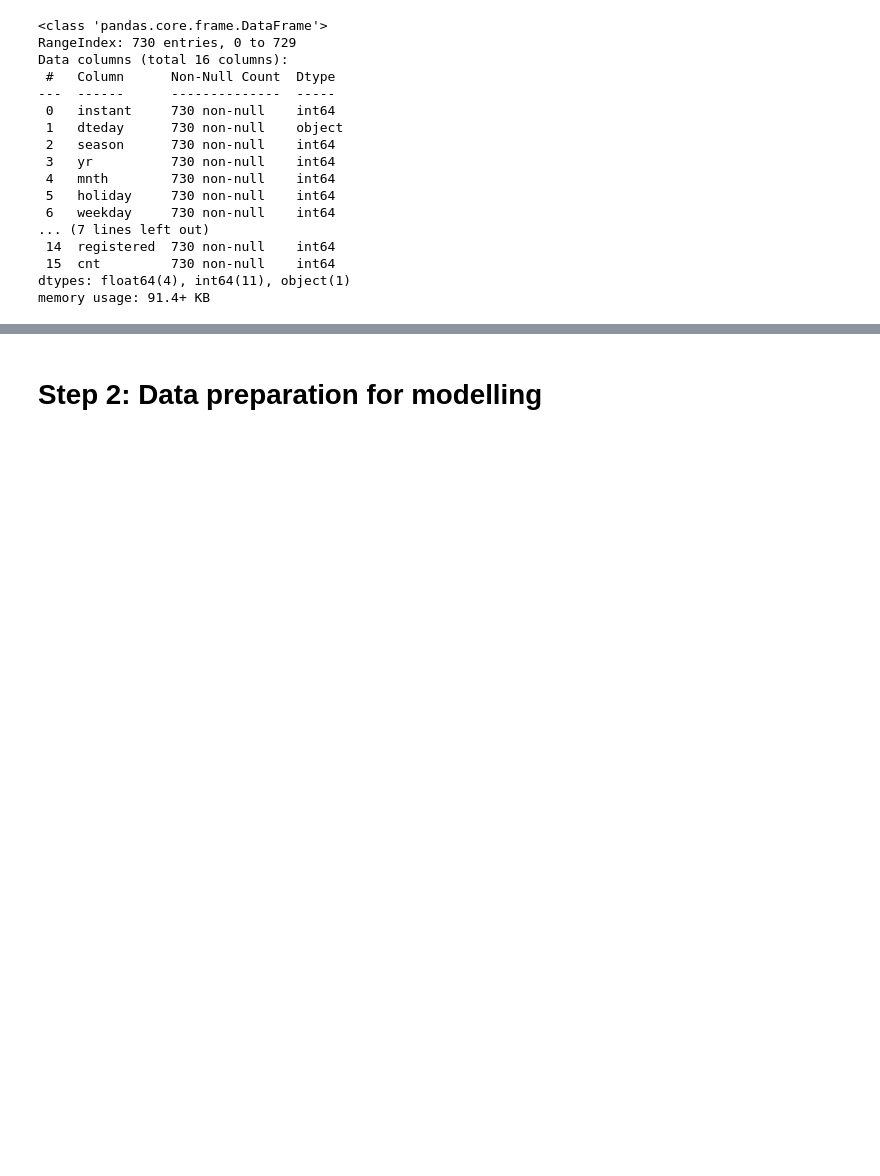
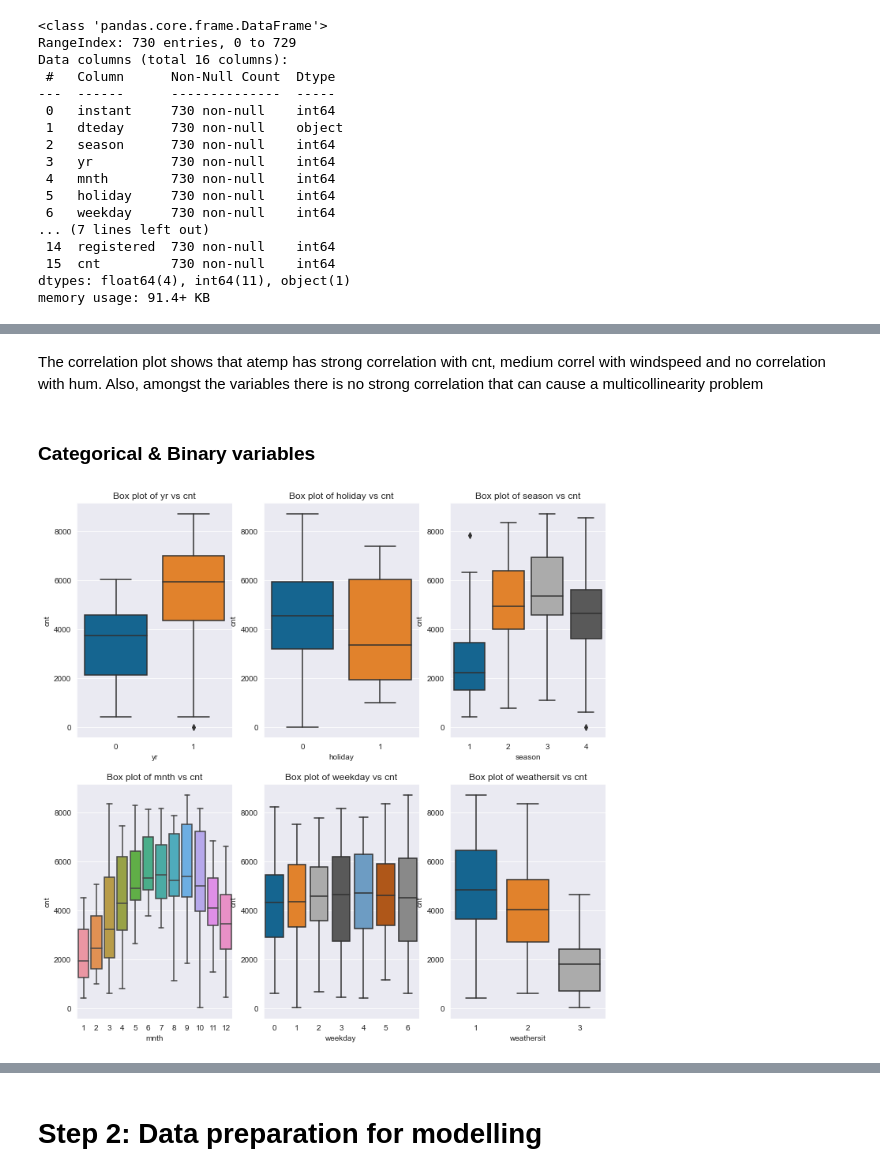
Before and after one commit to udaykadavi/BikeSharingAssignment, a Jupyter notebook: BikeSharingAssignment.ipynb, the cells around one changed output, grey strips where cells are left out. Cells and saved outputs as stored; diff of their text form; code cells hidden in the pictures; blank space fills up the shorter version.

```diff
--- a/BikeSharingAssignment.ipynb
+++ b/BikeSharingAssignment.ipynb
@@ -63,0 +271,35 @@ memory usage: 91.4+ KB
+# %% [markdown]
+The correlation plot shows that atemp has strong correlation with cnt, medium correl with windspeed and no correlation with hum. Also, amongst the variables there is no strong correlation that can cause a multicollinearity problem
+# %% [markdown]
+### Categorical & Binary variables
+# %%
+# Explore relationship between categorical/binary variables with cnt - box plots
+plt.figure(figsize=(12,12))
+
+plt.subplot(2,3,1)
+sns.boxplot(data = df, x = 'yr' ,y ='cnt')
+plt.title("Box plot of yr vs cnt")
+
+plt.subplot(2,3,2)
+sns.boxplot(data = df, x = 'holiday' ,y ='cnt')
+plt.title("Box plot of holiday vs cnt")
+
+plt.subplot(2,3,3)
+sns.boxplot(data = df, x = 'season' ,y ='cnt')
+plt.title("Box plot of season vs cnt")
+
+plt.subplot(2,3,4)
+sns.boxplot(data = df, x = 'mnth' ,y ='cnt')
+plt.title("Box plot of mnth vs cnt")
+
+plt.subplot(2,3,5)
+sns.boxplot(data = df, x = 'weekday' ,y ='cnt')
+plt.title("Box plot of weekday vs cnt")
+
+plt.subplot(2,3,6)
+sns.boxplot(data = df, x = 'weathersit' ,y ='cnt')
+plt.title("Box plot of weathersit vs cnt")
+
+plt.show()
+# %% [output]
+[figure, added]
```
Also changed, not shown: parts of 79 cells of this notebook.
